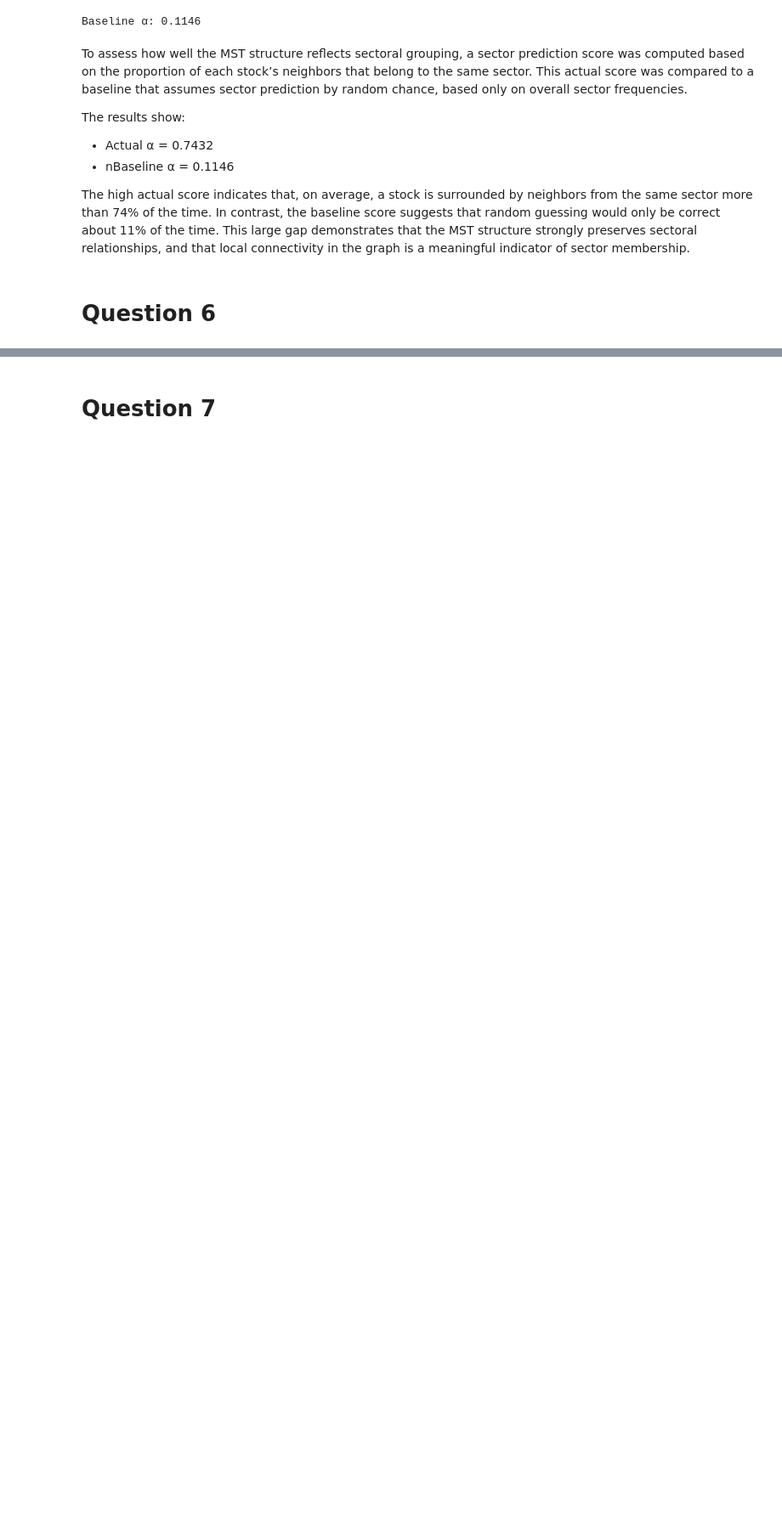
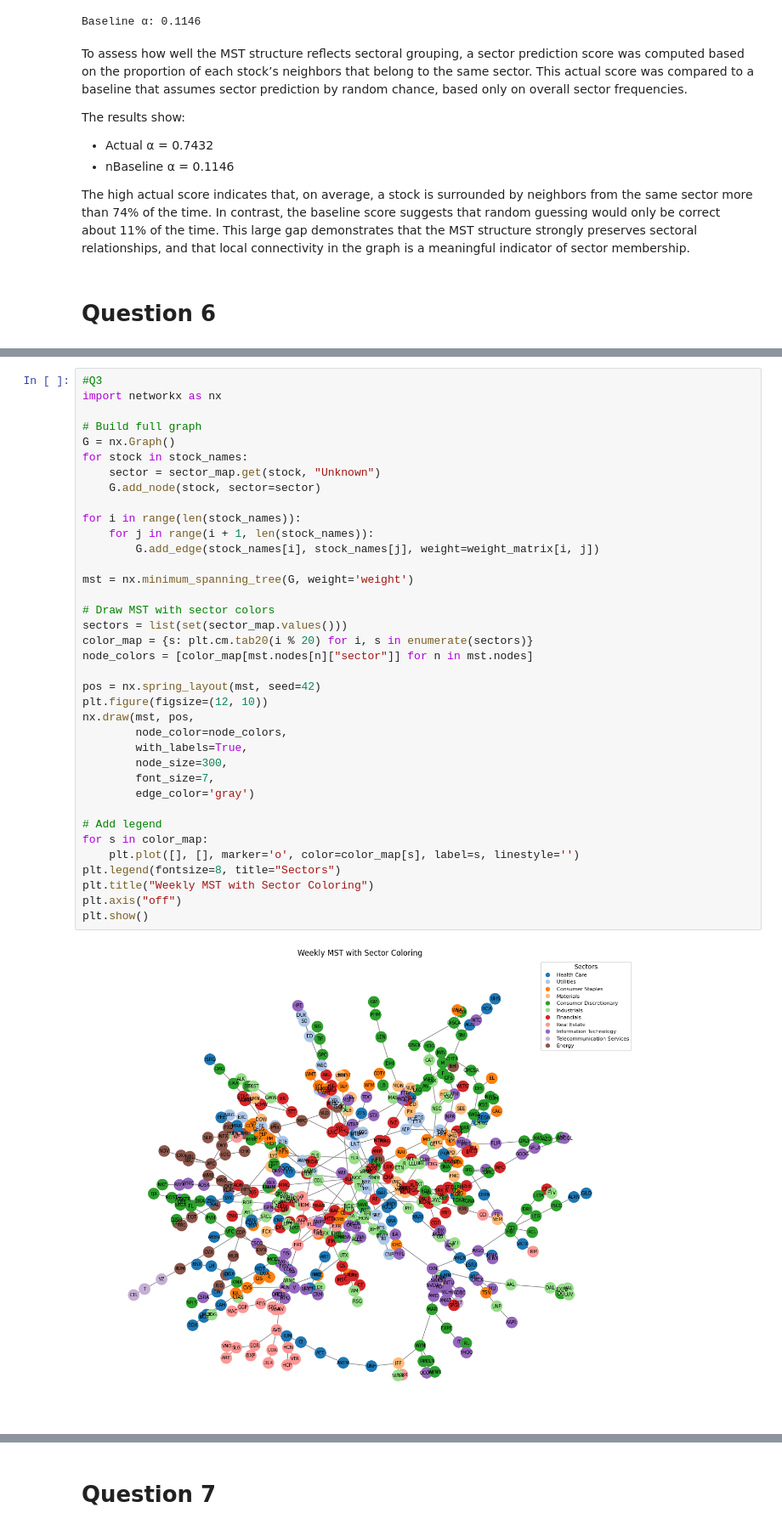
Before and after one commit to kbaseba/232E, a Jupyter notebook: Project_4/ECE232E_Project4_606539982_106405230_106303745.ipynb, the cells around one changed output, grey strips where cells are left out. Shown at 85% size. Saved outputs shown, nothing was run; the diff lists cells and outputs as text; blank space fills up the shorter version.

```diff
--- a/Project_4/ECE232E_Project4_606539982_106405230_106303745.ipynb
+++ b/Project_4/ECE232E_Project4_606539982_106405230_106303745.ipynb
@@ -269,0 +330,39 @@ The high actual score indicates that, on average, a stock is surrounded by neigh
+# %%
+#Q3
+import networkx as nx
+
+# Build full graph
+G = nx.Graph()
+for stock in stock_names:
+    sector = sector_map.get(stock, "Unknown")
+    G.add_node(stock, sector=sector)
+
+for i in range(len(stock_names)):
+    for j in range(i + 1, len(stock_names)):
+        G.add_edge(stock_names[i], stock_names[j], weight=weight_matrix[i, j])
+
+mst = nx.minimum_spanning_tree(G, weight='weight')
+
+# Draw MST with sector colors
+sectors = list(set(sector_map.values()))
+color_map = {s: plt.cm.tab20(i % 20) for i, s in enumerate(sectors)}
+node_colors = [color_map[mst.nodes[n]["sector"]] for n in mst.nodes]
+
+pos = nx.spring_layout(mst, seed=42)
+plt.figure(figsize=(12, 10))
+nx.draw(mst, pos,
+        node_color=node_colors,
+        with_labels=True,
+        node_size=300,
+        font_size=7,
+        edge_color='gray')
+
+# Add legend
+for s in color_map:
+    plt.plot([], [], marker='o', color=color_map[s], label=s, linestyle='')
+plt.legend(fontsize=8, title="Sectors")
+plt.title("Weekly MST with Sector Coloring")
+plt.axis("off")
+plt.show()
+# %% [output]
+[figure, added]
```
Also changed, not shown: parts of 19 cells of this notebook.
